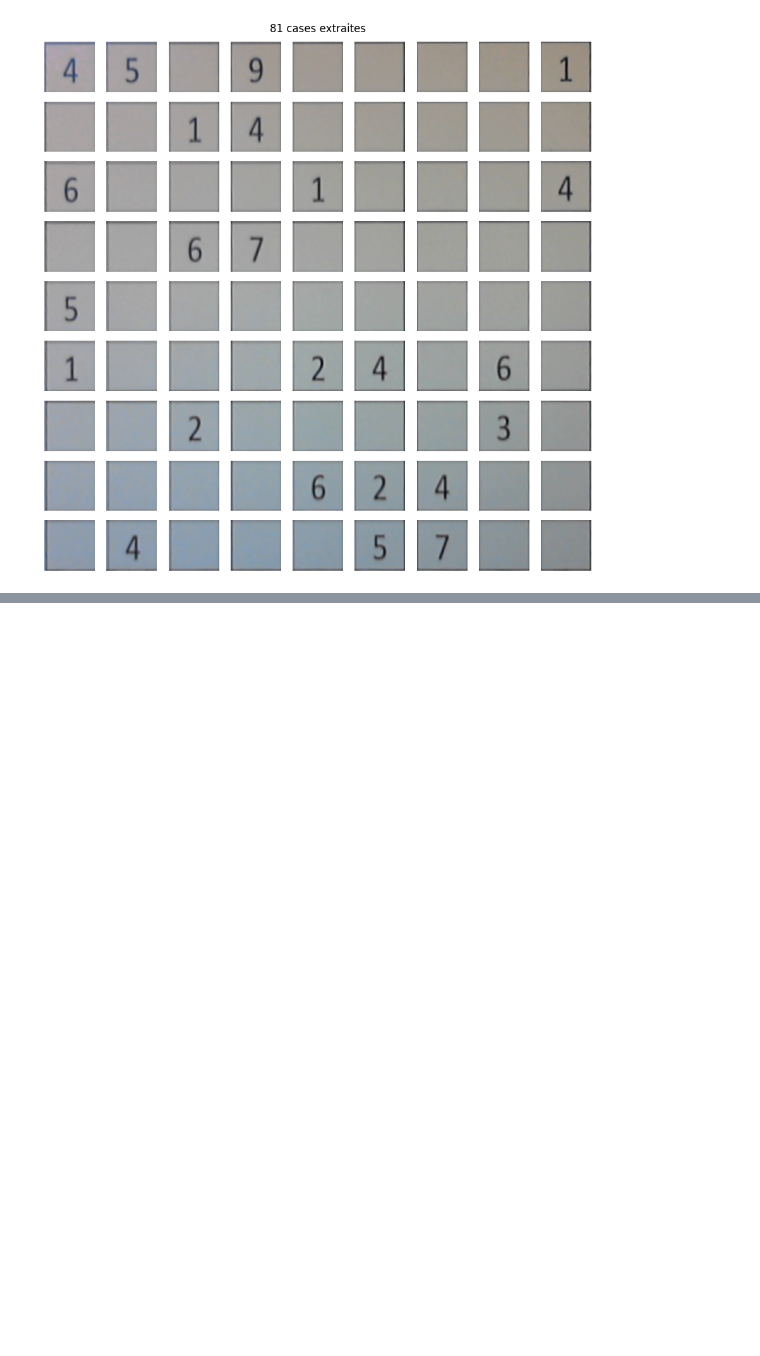
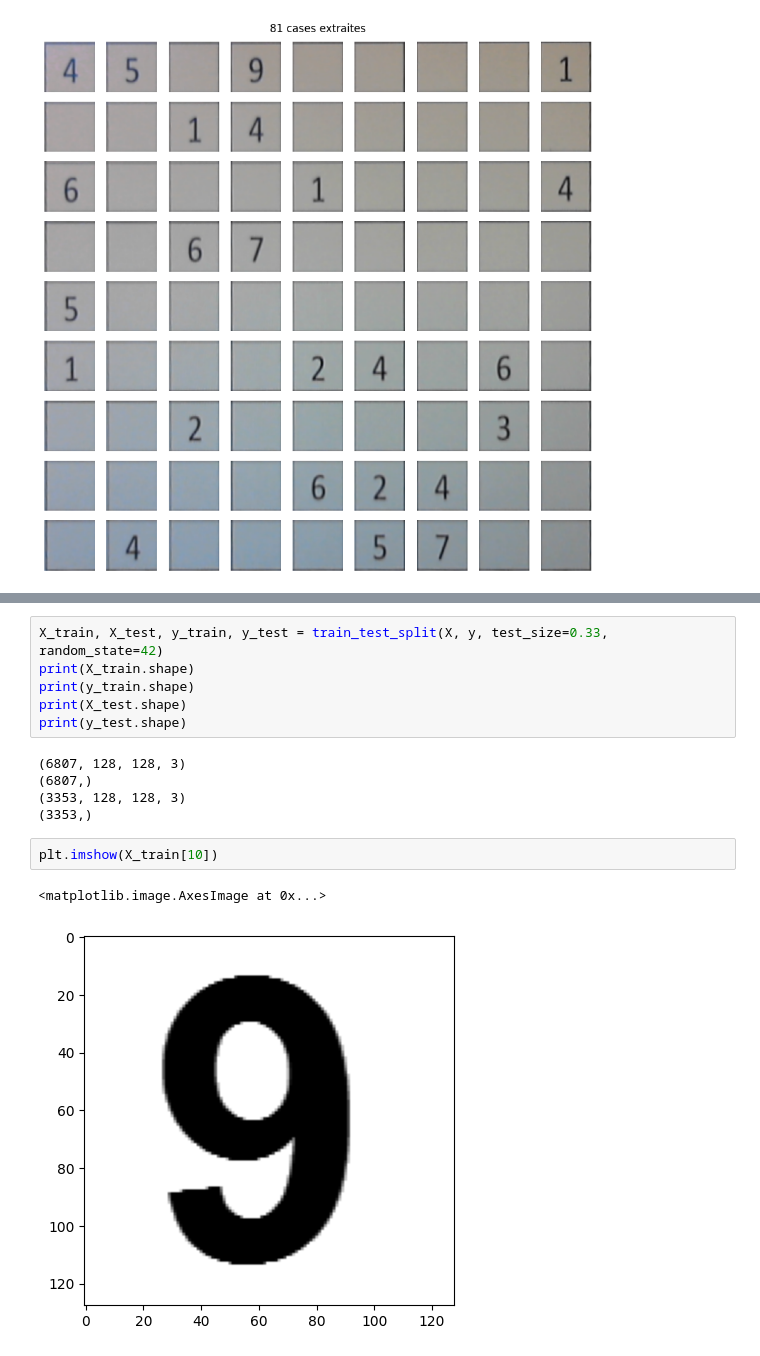
Before and after one commit to Gregory-Debruyne/r-solution-de-sudoku, a Jupyter notebook: Test_Clément.ipynb, the cells around one changed output, grey strips where cells are left out. Saved outputs shown, nothing was run; the diff lists cells and outputs as text; blank space fills up the shorter version.

```diff
--- a/Test_Clément.ipynb
+++ b/Test_Clément.ipynb
@@ -245,0 +221,16 @@ Grille détectée :
+# %%
+X_train, X_test, y_train, y_test = train_test_split(X, y, test_size=0.33, random_state=42)
+print(X_train.shape)
+print(y_train.shape)
+print(X_test.shape)
+print(y_test.shape)
+# %% [output]
+(6807, 128, 128, 3)
+(6807,)
+(3353, 128, 128, 3)
+(3353,)
+# %%
+plt.imshow(X_train[10])
+# %% [output]
+<matplotlib.image.AxesImage at 0x...>
+[figure, added]
```
Also changed, not shown: parts of 21 cells of this notebook, 2 other files.
